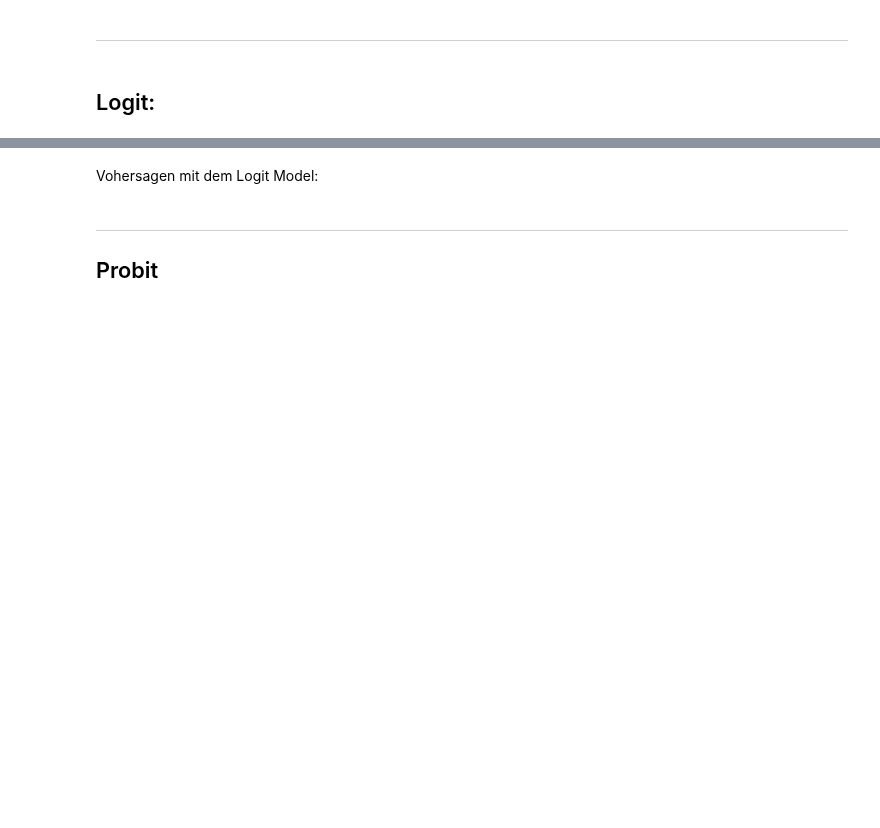
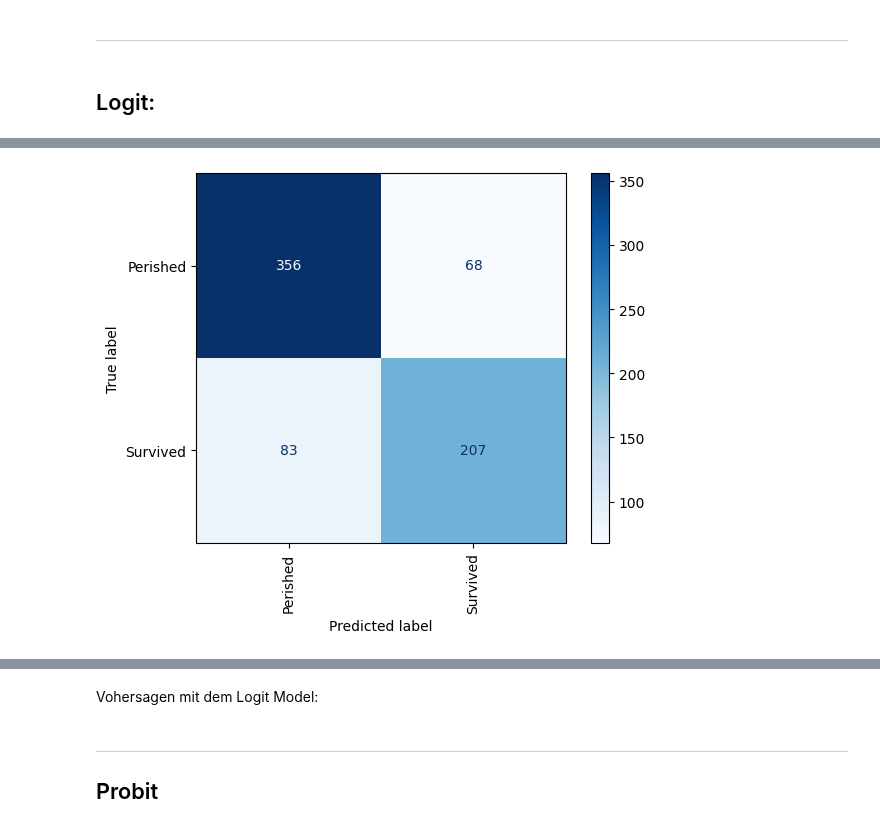
Before and after one commit to RiccardoDAndrea/Python-Crashkurs, a Jupyter notebook: Python_Log.ipynb, the cells around one changed output, grey strips where cells are left out. Cells and saved outputs as stored; diff of their text form; code cells hidden in the pictures; blank space fills up the shorter version.

```diff
--- a/Python_Log.ipynb
+++ b/Python_Log.ipynb
@@ -353,15 +587,17 @@ print(results_logit.summary())
 # %%
 # Wahrscheinlichkeiten aus dem Modell
 predictions_Logit = results_logit.predict(X_const)
-
+thresholds = 0.5
 # Wahrscheinlichkeiten in binäre Vorhersagen umwandeln (Schwellenwert = 0.5)
-binary_predictions = [1 if p > 0.5 else 0 for p in predictions_Logit]
+binary_predictions = [1 if p > thresholds else 0 for p in predictions_Logit]
 
 # Konfusionsmatrix berechnen
 cm_Logit = confusion_matrix(y, binary_predictions)
 ConfusionMatrixDisplay(cm_Logit, display_labels=['Perished', 'Survived']).plot(cmap='Blues')
 plt.xticks(rotation='vertical')
 plt.show()
+# %% [output]
+[figure, added]
 # %%
 # Wahrscheinlichkeiten in binäre Vorhersagen umwandeln (Schwellenwert = 0.5)
 binary_predictions = [1 if p > 0.5 else 0 for p in predictions_Logit]
```
Also changed, not shown: parts of 44 cells of this notebook, 6 other files.
